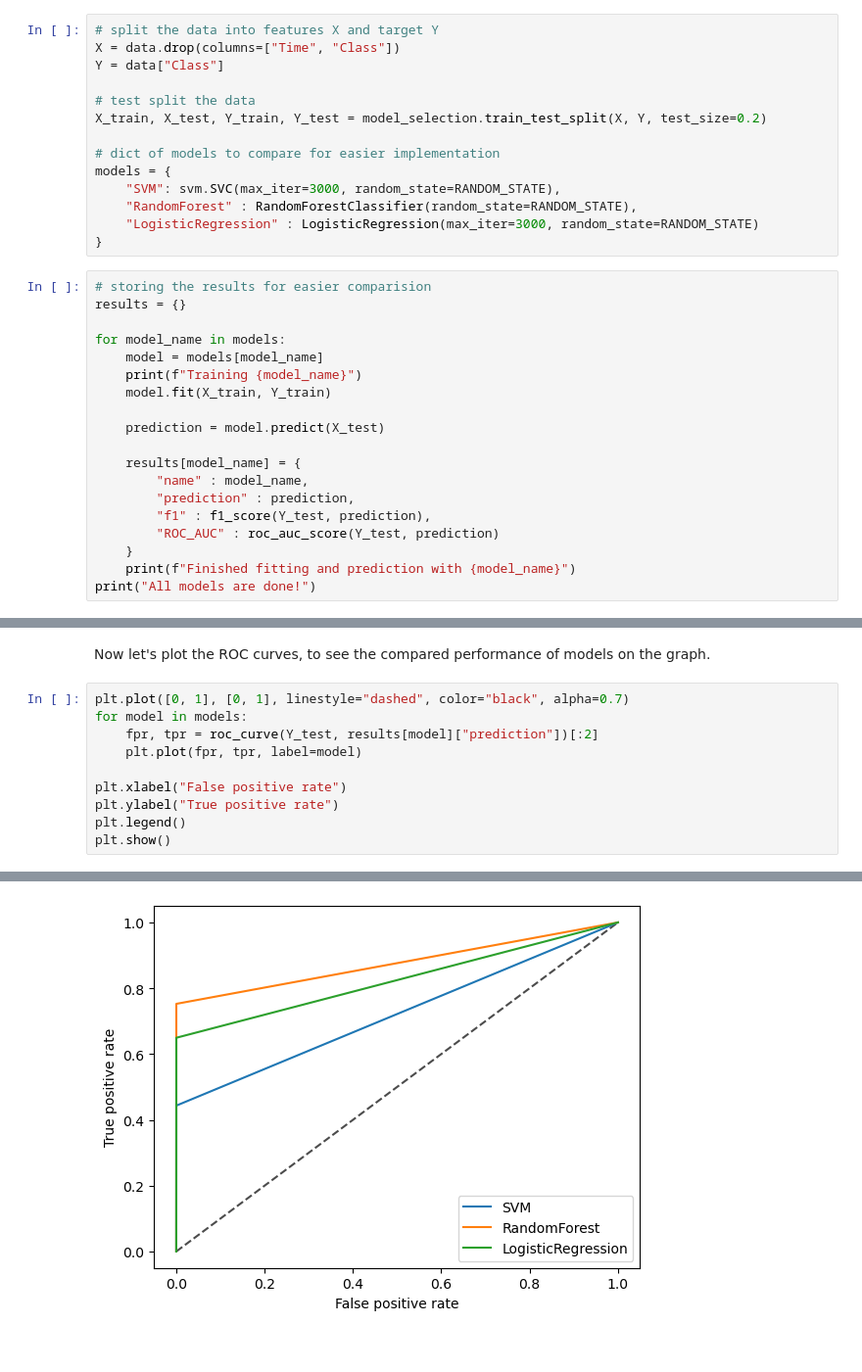
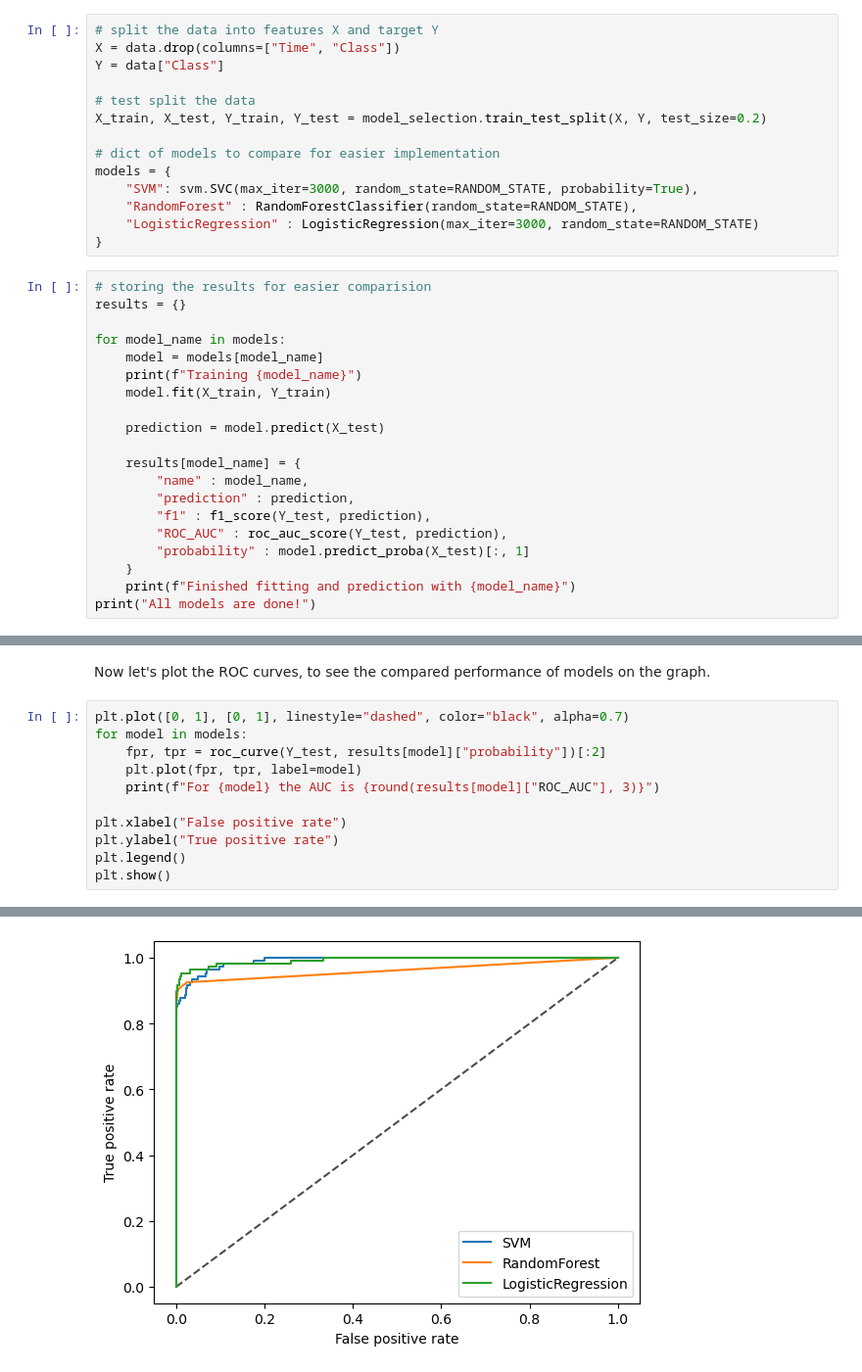
Before and after one commit to Kubel259/Credit-Card-fraud-detection, a Jupyter notebook: main.ipynb, the cells around one changed output, grey strips where cells are left out. Shown at 98% size. Saved outputs shown, nothing was run; the diff lists cells and outputs as text.

```diff
--- a/main.ipynb
+++ b/main.ipynb
@@ -119,7 +119,7 @@ X_train, X_test, Y_train, Y_test = model_selection.train_test_split(X, Y, test_s
 
 # dict of models to compare for easier implementation
 models = {
-    "SVM": svm.SVC(max_iter=3000, random_state=RANDOM_STATE),
+    "SVM": svm.SVC(max_iter=3000, random_state=RANDOM_STATE, probability=True),
     "RandomForest" : RandomForestClassifier(random_state=RANDOM_STATE),
     "LogisticRegression" : LogisticRegression(max_iter=3000, random_state=RANDOM_STATE)
 }
@@ -138,7 +138,8 @@ for model_name in models:
         "name" : model_name,
         "prediction" : prediction,
         "f1" : f1_score(Y_test, prediction),
-        "ROC_AUC" : roc_auc_score(Y_test, prediction)
+        "ROC_AUC" : roc_auc_score(Y_test, prediction),
+        "probability" : model.predict_proba(X_test)[:, 1]
     }
     print(f"Finished fitting and prediction with {model_name}")
 print("All models are done!")
@@ -191,8 +194,9 @@ Now let's plot the ROC curves, to see the compared performance of models on the
 # %%
 plt.plot([0, 1], [0, 1], linestyle="dashed", color="black", alpha=0.7)
 for model in models:
-    fpr, tpr = roc_curve(Y_test, results[model]["prediction"])[:2]
+    fpr, tpr = roc_curve(Y_test, results[model]["probability"])[:2]
     plt.plot(fpr, tpr, label=model)
+    print(f"For {model} the AUC is {round(results[model]["ROC_AUC"], 3)}")
 
 plt.xlabel("False positive rate")
 plt.ylabel("True positive rate")
@@ -202 +209 @@ plt.show()
-[figure, old version]
+[figure, new version]
```
Also changed, not shown: parts of 3 cells of this notebook.
